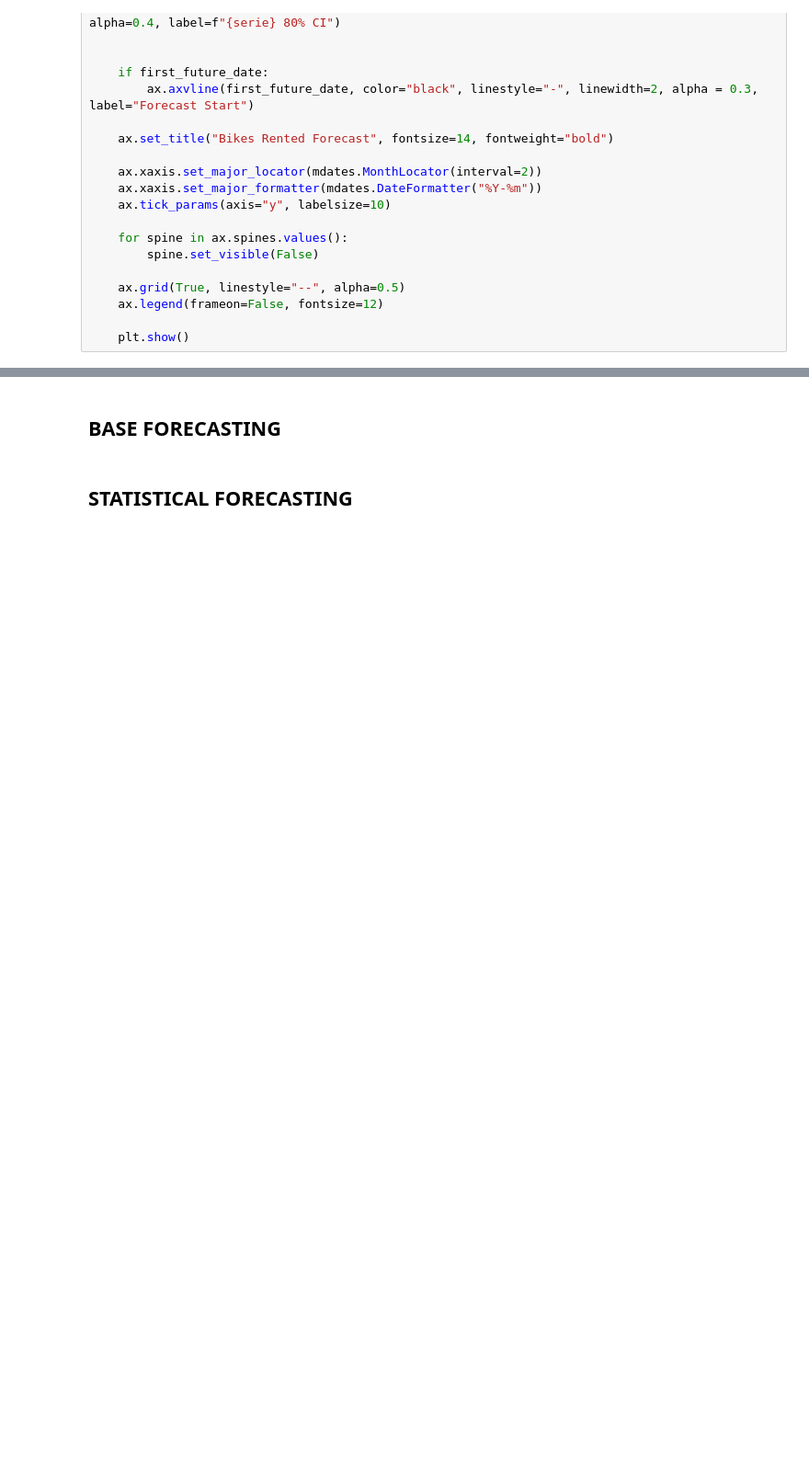
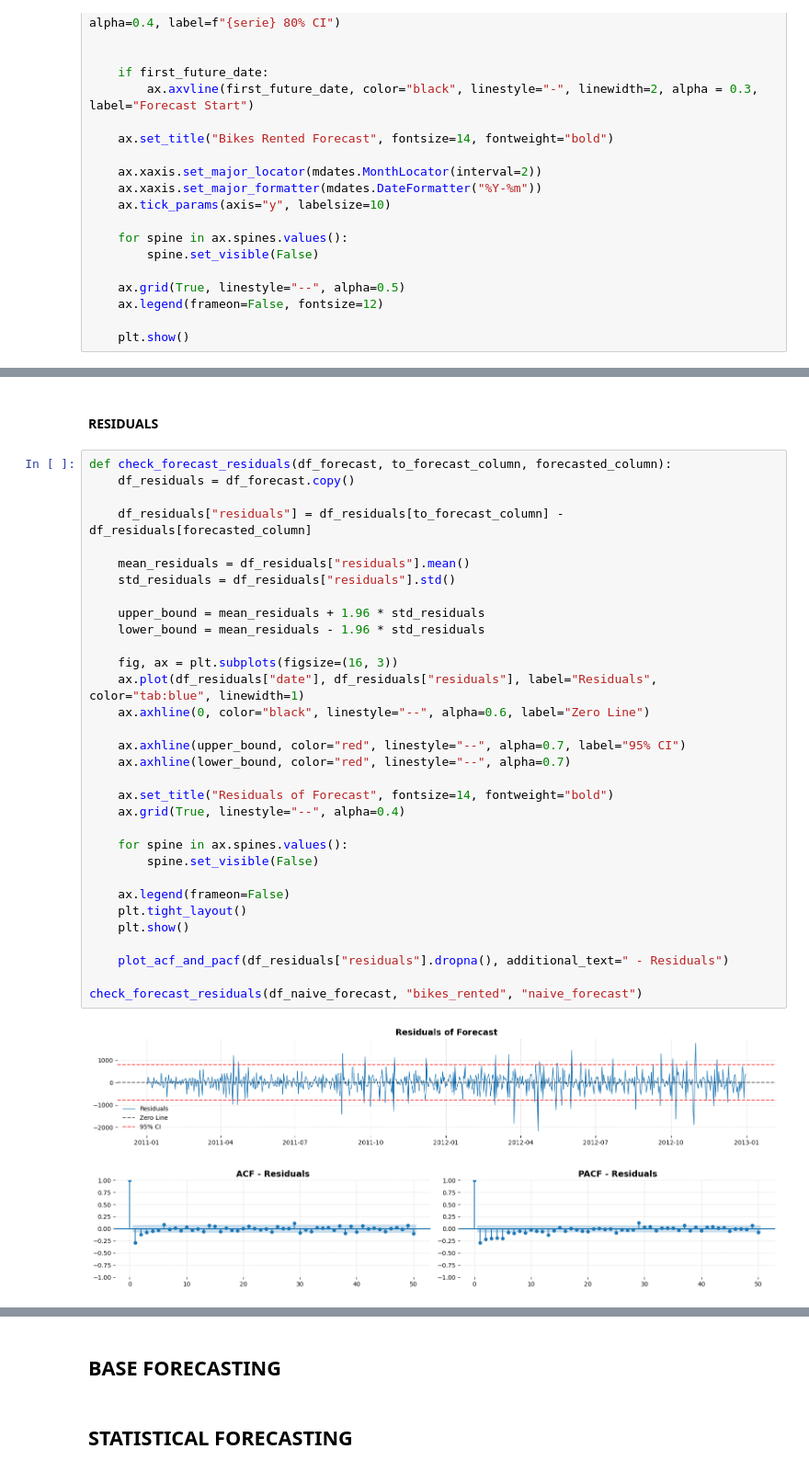
Before and after one commit to EAlmazanG/forecast-incremental-workflow, a Jupyter notebook: notebooks/forecast_day.ipynb, the cells around one changed output, grey strips where cells are left out. Shown at 92% size. Drawn from its saved outputs; the diff is of its cells as text; blank space fills up the shorter version.

```diff
--- a/notebooks/forecast_day.ipynb
+++ b/notebooks/forecast_day.ipynb
@@ -780,0 +900,37 @@ plot_time_series_forecast(df_naive_forecast, [forecast_column, 'naive_forecast']
+# %% [markdown]
+#### RESIDUALS
+# %%
+def check_forecast_residuals(df_forecast, to_forecast_column, forecasted_column):
+    df_residuals = df_forecast.copy()
+
+    df_residuals["residuals"] = df_residuals[to_forecast_column] - df_residuals[forecasted_column]
+
+    mean_residuals = df_residuals["residuals"].mean()
+    std_residuals = df_residuals["residuals"].std()
+
+    upper_bound = mean_residuals + 1.96 * std_residuals
+    lower_bound = mean_residuals - 1.96 * std_residuals
+
+    fig, ax = plt.subplots(figsize=(16, 3))
+    ax.plot(df_residuals["date"], df_residuals["residuals"], label="Residuals", color="tab:blue", linewidth=1)
+    ax.axhline(0, color="black", linestyle="--", alpha=0.6, label="Zero Line")
+
+    ax.axhline(upper_bound, color="red", linestyle="--", alpha=0.7, label="95% CI")
+    ax.axhline(lower_bound, color="red", linestyle="--", alpha=0.7)
+
+    ax.set_title("Residuals of Forecast", fontsize=14, fontweight="bold")
+    ax.grid(True, linestyle="--", alpha=0.4)
+
+    for spine in ax.spines.values():
+        spine.set_visible(False)
+
+    ax.legend(frameon=False)
+    plt.tight_layout()
+    plt.show()
+
+    plot_acf_and_pacf(df_residuals["residuals"].dropna(), additional_text=" - Residuals")
+
+check_forecast_residuals(df_naive_forecast, "bikes_rented", "naive_forecast")
+# %% [output]
+[figure, added]
+[figure, added]
```
Also changed, not shown: parts of 20 cells of this notebook.
